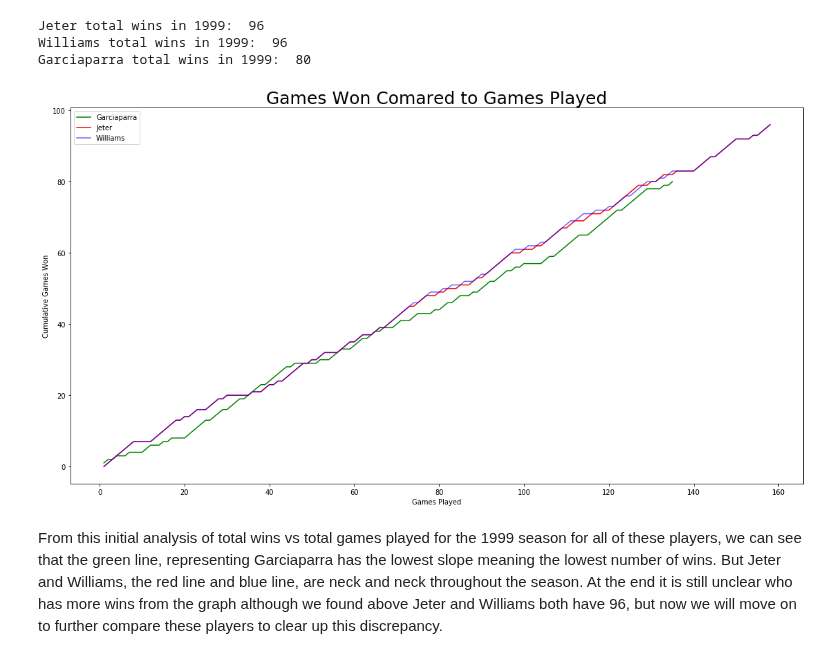
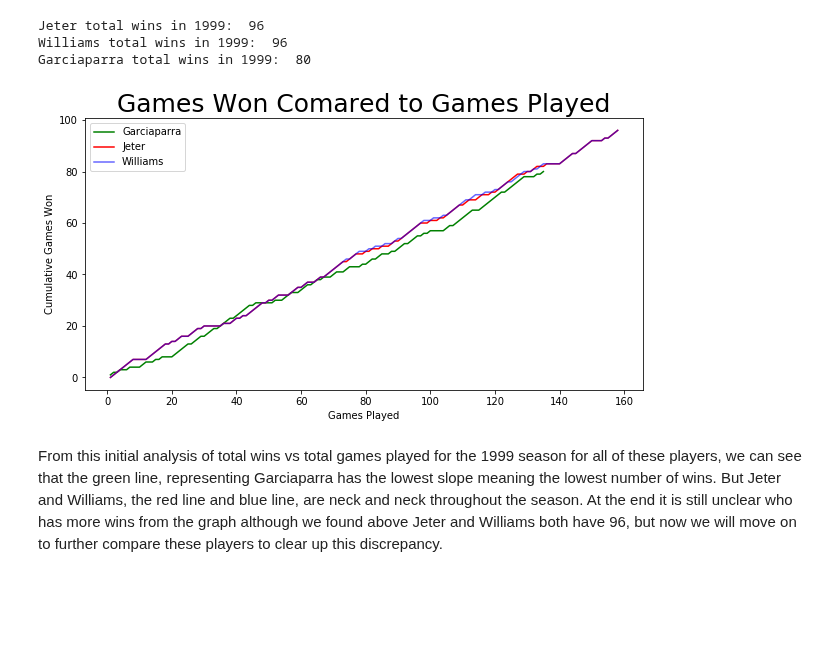
Before and after one commit to mattmaitland1/DerekJeterAnalysis, a Jupyter notebook: Project.ipynb, the cells around one changed output. Saved outputs shown, nothing was run; the diff lists cells and outputs as text; code cells hidden in the pictures; blank space fills up the shorter version.

```diff
--- a/Project.ipynb
+++ b/Project.ipynb
@@ -479,17 +463,17 @@ Jeter total wins in 1999:  96
 Williams total wins in 1999:  96
 Garciaparra total wins in 1999:  80
 # %%
-plt.figure(figsize=(19,10))
+plt.figure(figsize=(10,5))
 plt.plot(garciaparra['Rk'], np.cumsum(garciaparra['win']), color = 'green', label='Garciaparra')
 plt.plot(jeter_1999['Rk'], np.cumsum(jeter_1999['win']), color = 'red', label='Jeter')
 plt.plot(williams['Rk'], np.cumsum(williams['win']), color = 'blue', alpha = 0.6, label='Williams')
 plt.ylabel('Cumulative Games Won')
 plt.xlabel('Games Played')
 plt.title('Games Won Comared to Games Played', fontsize=25)
 plt.legend()
 plt.show()
 # %% [output]
-[figure, old version]
+[figure, new version]
 # %% [markdown]
 From this initial analysis of total wins vs total games played for the 1999 season for all of these players, we can see that the green line, representing Garciaparra has the lowest slope meaning the lowest number of wins. But Jeter and Williams, the red line and blue line, are neck and neck throughout the season. At the end it is still unclear who has more wins from the graph although we found above Jeter and Williams both have 96, but now we will move on to further compare these players to clear up this discrepancy.
 # %%
```
Also changed, not shown: parts of 5 cells of this notebook.
